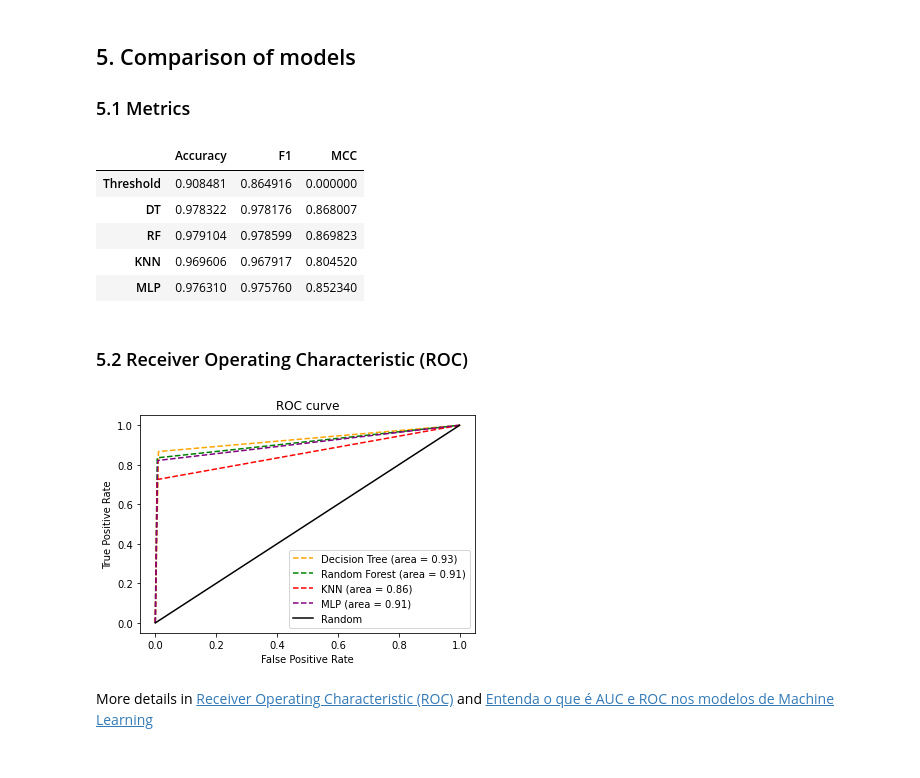
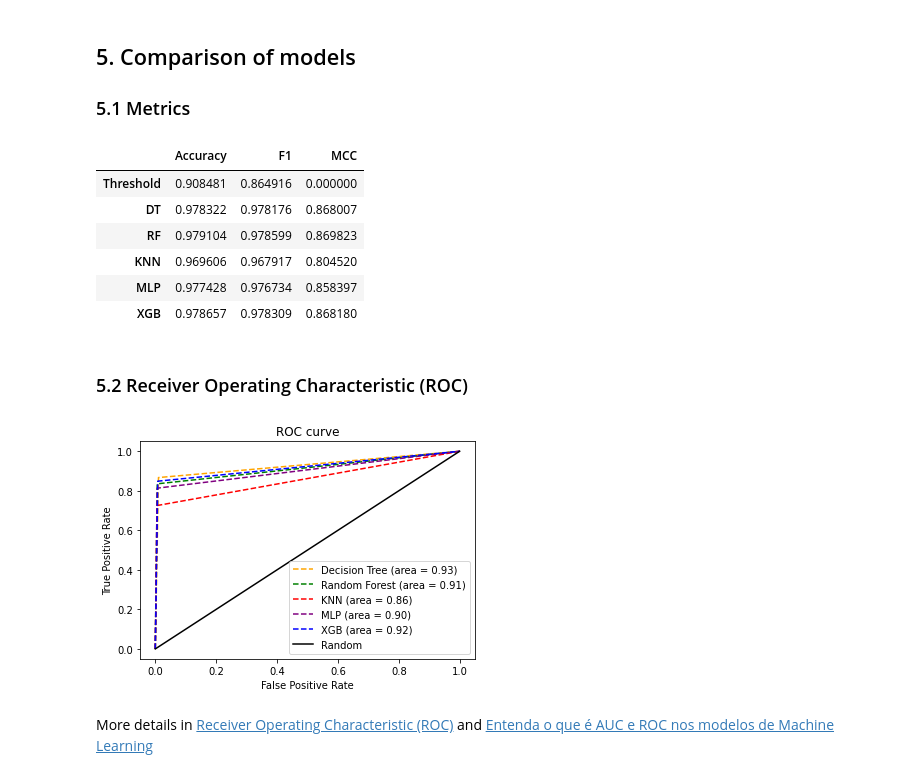
Before and after one commit to tamagusko/workshop-intro-ml, a Jupyter notebook: introML.ipynb, the cells around one changed output. Saved outputs shown, nothing was run; the diff lists cells and outputs as text; code cells hidden in the pictures.

Commit message:
add xgb model

```diff
--- a/introML.ipynb
+++ b/introML.ipynb
@@ -536,0 +549,9 @@ MLP Model performance
+# %%
+import xgboost as xgb
+
+# Building (need to tune for better results)
+XGB = xgb.XGBClassifier(max_depth=4, random_state=42)
+
+# Training
+XGB.fit(X_train, y_train)
+print('Data trained! =)')
@@ -536,0 +561,15 @@ MLP Model performance
+# %%
+# Evaluating
+y_pred_XGB = XGB.predict(X_test)
+
+XGB_accuracy = accuracy_score(y_test, y_pred_XGB)
+XGB_f1 = f1_score(y_test, y_pred_XGB, average='weighted')
+# best metric for binary (0/1) classification
+XGB_mcc = matthews_corrcoef(y_test, y_pred_XGB)
+
+print('XGB Model performance')
+print('----------------------')
+print(f'- Accuracy: {XGB_accuracy:0.3f}')
+print(f'- F1 score: {XGB_f1:0.3f}')
+print(f'- MCC: {XGB_mcc:0.3f}')
+print('----------------------')
@@ -545,6 +608,8 @@ results_accuracy = {
     'RF': RF_accuracy,
     'KNN': KNN_accuracy,
     'MLP': MLP_accuracy,
+    'XGB': XGB_accuracy,
+
 }
 results_f1 = {
     'Threshold': threshold_f1,
@@ -552,6 +617,7 @@ results_f1 = {
     'RF': RF_f1,
     'KNN': KNN_f1,
     'MLP': MLP_f1,
+    'XGB': XGB_f1,
 }
 results_mcc = {
     'Threshold': threshold_mcc,
@@ -559,6 +625,7 @@ results_mcc = {
     'RF': RF_mcc,
     'KNN': KNN_mcc,
     'MLP': MLP_mcc,
+    'XGB': XGB_mcc,
 }
 
 acc_df = pd.DataFrame.from_dict(results_accuracy, orient='index', columns=['Accuracy'])
@@ -572,7 +639,8 @@ results
 | DT | 0.978322 | 0.978176 | 0.868007 |
 | RF | 0.979104 | 0.978599 | 0.869823 |
 | KNN | 0.969606 | 0.967917 | 0.804520 |
-| MLP | 0.976310 | 0.975760 | 0.852340 |
+| MLP | 0.977428 | 0.976734 | 0.858397 |
+| XGB | 0.978657 | 0.978309 | 0.868180 |
 # %% [markdown]
 ### 5.2 Receiver Operating Characteristic (ROC)
 # %%
@@ -582,40 +650,47 @@ fpr_DT, tpr_DT, _ = roc_curve(y_test, y_pred_DT)
 fpr_RF, tpr_RF, _ = roc_curve(y_test, y_pred_RF)
 fpr_KNN, tpr_KNN, _ = roc_curve(y_test, y_pred_KNN)
 fpr_MLP, tpr_MLP, _ = roc_curve(y_test, y_pred_MLP)
+fpr_XGB, tpr_XGB, _ = roc_curve(y_test, y_pred_XGB)
 roc_auc_DT = auc(fpr_DT, tpr_DT)
 roc_auc_RF = auc(fpr_RF, tpr_RF)
 roc_auc_KNN = auc(fpr_KNN, tpr_KNN)
 roc_auc_MLP = auc(fpr_MLP, tpr_MLP)
+roc_auc_XGB = auc(fpr_XGB, tpr_XGB)
 
 plt.plot(fpr_DT,
          tpr_DT,
          color='orange',
          linestyle='--',
          label=f'Decision Tree (area = {roc_auc_DT:0.2f})')
 plt.plot(fpr_RF,
          tpr_RF,
          color='green',
          linestyle='--',
          label=f'Random Forest (area = {roc_auc_RF:0.2f})')
 plt.plot(fpr_KNN,
          tpr_KNN,
          color='red',
          linestyle='--',
          label=f'KNN (area = {roc_auc_KNN:0.2f})')
 plt.plot(fpr_MLP,
          tpr_MLP,
          color='purple',
          linestyle='--',
          label=f'MLP (area = {roc_auc_MLP:0.2f})')
+plt.plot(fpr_XGB,
+         tpr_XGB,
+         color='blue',
+         linestyle='--',
+         label=f'XGB (area = {roc_auc_XGB:0.2f})')
 # plt.plot([0,0,1,1],[0,1,1,1],color='blue',label='Perfect')
 plt.plot([0, 1], [0, 1], color='black', linestyle='-', label='Random')
 plt.xlabel('False Positive Rate')
 plt.ylabel('True Positive Rate')
 plt.title('ROC curve')
 plt.legend(loc='lower right')
 plt.show()
 # %% [output]
-[figure, old version]
+[figure, new version]
 # %% [markdown]
 More details in [Receiver Operating Characteristic (ROC)](https://scikit-learn.org/stable/auto_examples/model_selection/plot_roc.html) and [Entenda o que é AUC e ROC nos modelos de Machine Learning](https://medium.com/bio-data-blog/entenda-o-que-%C3%A9-auc-e-roc-nos-modelos-de-machine-learning-8191fb4df772)
 # %% [markdown]
```
Also changed, not shown: parts of 8 cells of this notebook, 5 other files.
